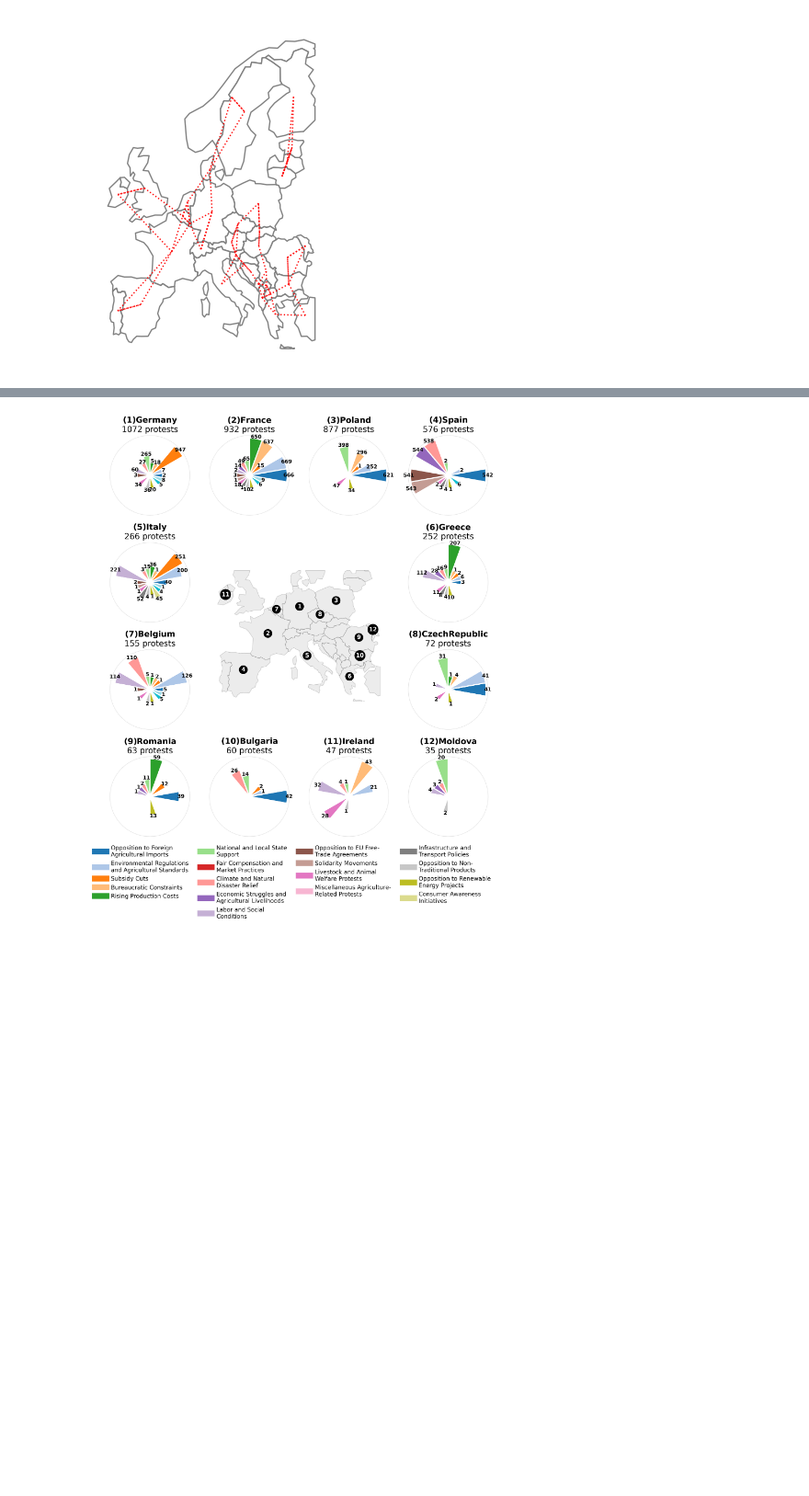
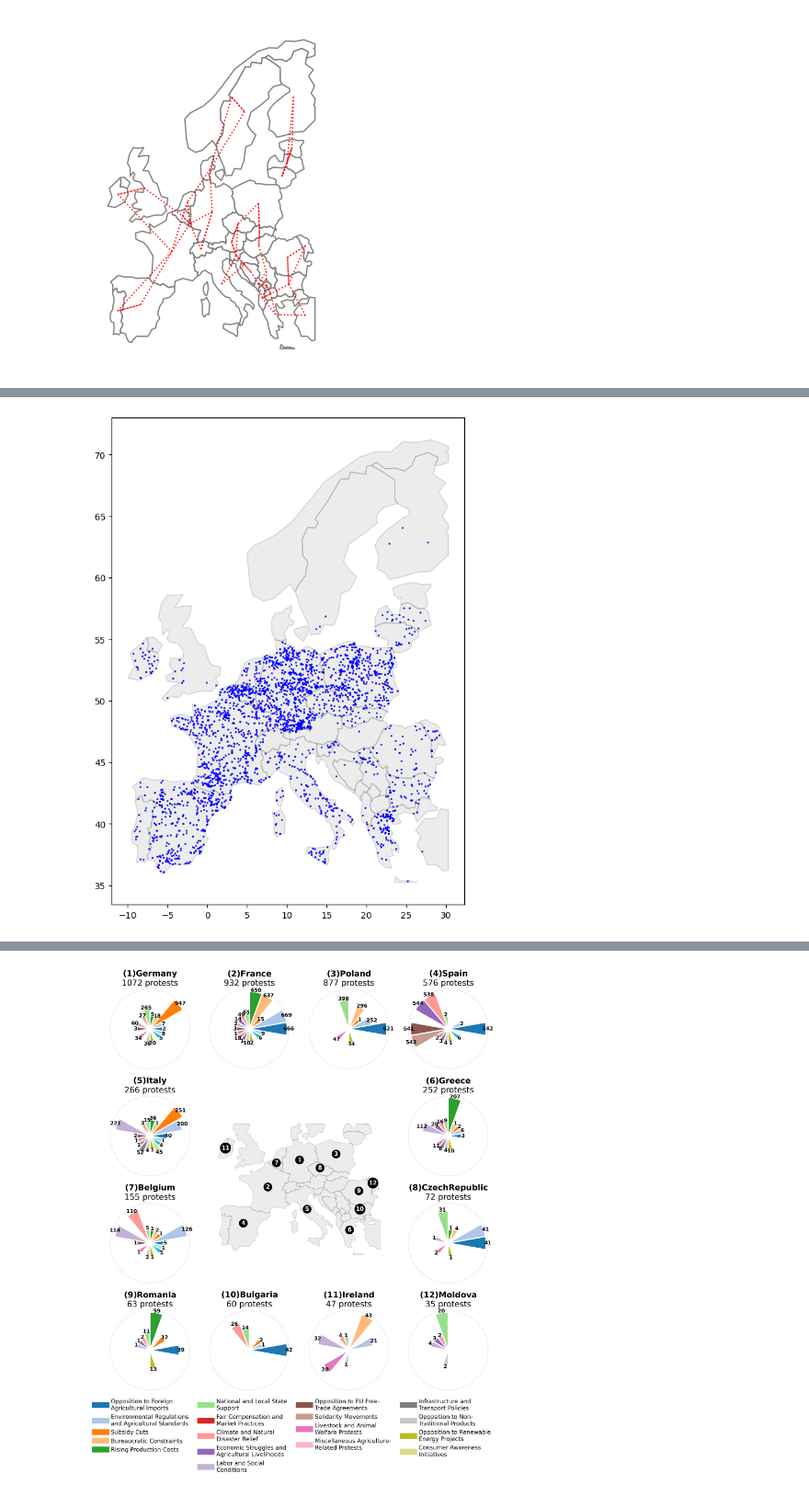
Before and after one commit to cstetter/farmer_protest_llm, a Jupyter notebook: 02_results.ipynb, the cells around one changed output, grey strips where cells are left out. Shown at 92% size. Saved outputs shown, nothing was run; the diff lists cells and outputs as text; code cells hidden in the pictures; blank space fills up the shorter version.

Commit message:
started descriptive graph for updated draft, map, barplot, calendar

```diff
--- a/02_results.ipynb
+++ b/02_results.ipynb
@@ -1033,0 +1018,7 @@ plt.show()
+# %%
+# Plot the map with all instances as a point in the central subplot
+ax = europe.plot(color='gray', edgecolor='black', alpha=0.15, figsize=(10, 10))
+gdf.plot(ax=ax, color='blue', markersize=1, legend=False)
+plt.show()
+# %% [output]
+[figure, added]
```
Also changed, not shown: parts of 5 cells of this notebook, 5 other files.
